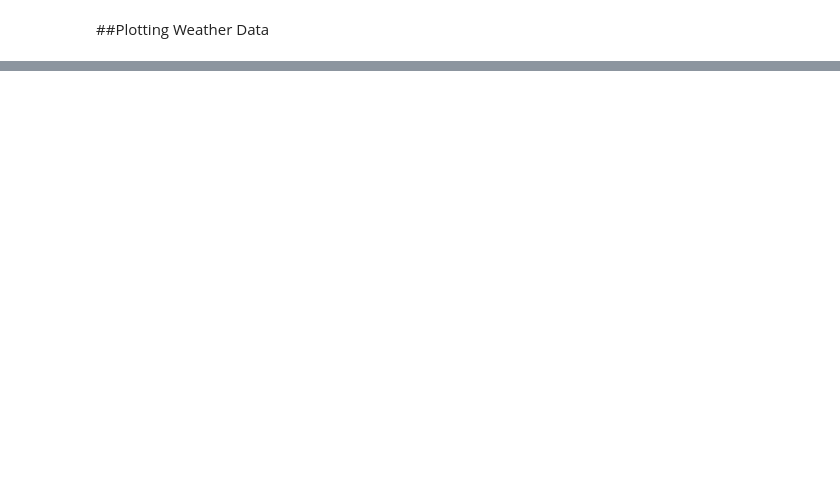
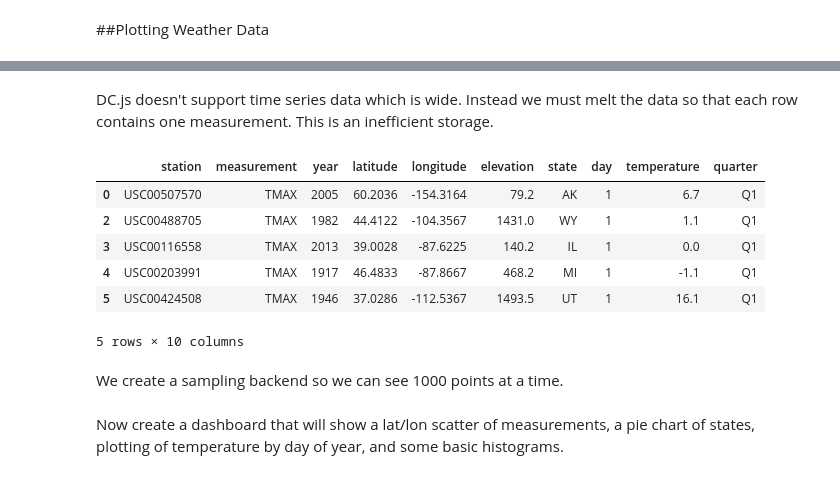
Before and after one commit to dlisuk/iDcDashboard, a Jupyter notebook: examples/Weather.ipynb, the cells around one changed output, grey strips where cells are left out. Cells and saved outputs as stored; diff of their text form; code cells hidden in the pictures; blank space fills up the shorter version.

```diff
--- a/examples/Weather.ipynb
+++ b/examples/Weather.ipynb
@@ -46,3 +70 @@ Djoined.country.value_counts()
-# %%
-Djoined["station_prefix"] = [x[0:2] for x in Djoined.station]
 # %% [markdown]
@@ -56,13 +81,30 @@ from dc_dashboard import *
+# %% [markdown]
+DC.js doesn't support time series data which is wide.  Instead we must melt the data so that each row contains one measurement.  This is an inefficient storage.
 # %%
 Dmelt = pd.melt(Djoined, id_vars = filter(lambda x:not re.match("^\d*$",str(x)),Djoined.columns.tolist()),
                  value_vars =  filter(lambda x:re.match("^\d*$",str(x)),Djoined.columns.tolist()),
                  var_name = "day",
                  value_name = "temperature")
 Dmelt.drop(["country"],axis=1,inplace=True)
 Dmelt=Dmelt[Dmelt.longitude < 0]
 Dmelt.shape
+Dmelt['quarter'] = ["Q" + str(int(math.floor(x/92.)+1)) for x in Dmelt.day]
+Dmelt = Dmelt[[not x for x in np.isnan(Dmelt.temperature)]]
+Dmelt.head()
+# %% [output]
+|  | station | measurement | year | latitude | longitude | elevation | state | day | temperature | quarter |
+| 0 | USC00507570 | TMAX | 2005 | 60.2036 | -154.3164 | 79.2 | AK | 1 | 6.7 | Q1 |
+| 2 | USC00488705 | TMAX | 1982 | 44.4122 | -104.3567 | 1431.0 | WY | 1 | 1.1 | Q1 |
+| 3 | USC00116558 | TMAX | 2013 | 39.0028 | -87.6225 | 140.2 | IL | 1 | 0.0 | Q1 |
+| 4 | USC00203991 | TMAX | 1917 | 46.4833 | -87.8667 | 468.2 | MI | 1 | -1.1 | Q1 |
+| 5 | USC00424508 | TMAX | 1946 | 37.0286 | -112.5367 | 1493.5 | UT | 1 | 16.1 | Q1 |
+5 rows × 10 columns
+# %% [markdown]
+We create a sampling backend so we can see 1000 points at a time.
 # %%
 backend = Backend.Sampling_DF_Backend(Dmelt)
+# %% [markdown]
+Now create a dashboard that will show a lat/lon scatter of measurements, a pie chart of states, plotting of temperature by day of year, and some basic histograms.
 # %%
 db = Dashboard(backend,
     [
```
Also changed, not shown: parts of 10 cells of this notebook, 9 other files.
